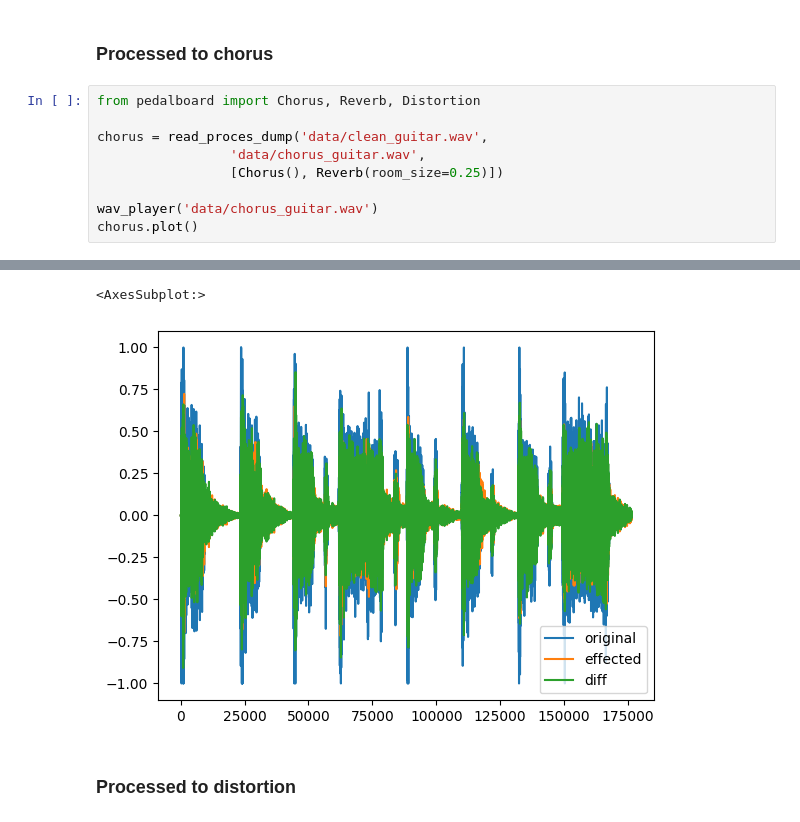
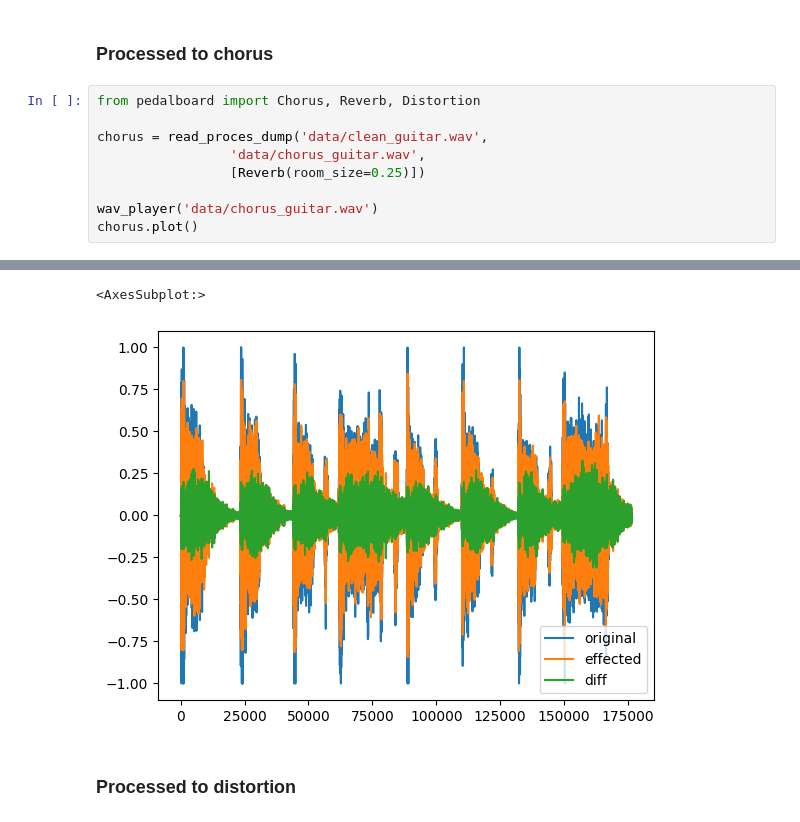
Before and after one commit to PaulHiemstra/model_distortion_article, a Jupyter notebook: concept_cnn1d.ipynb, the cells around one changed output, grey strips where cells are left out. Cells and saved outputs as stored; diff of their text form.

```diff
--- a/concept_cnn1d.ipynb
+++ b/concept_cnn1d.ipynb
@@ -13,16 +13,16 @@ wav_player('data/clean_guitar.wav')
 # %%
 from pedalboard import Chorus, Reverb, Distortion
 
 chorus = read_proces_dump('data/clean_guitar.wav',
                  'data/chorus_guitar.wav',
-                 [Chorus(), Reverb(room_size=0.25)])
+                 [Reverb(room_size=0.25)])
 
 wav_player('data/chorus_guitar.wav')
 chorus.plot()
 # %% [output]
 [interactive output not drawn]
 <AxesSubplot:>
-[figure, old version]
+[figure, new version]
 # %% [markdown]
 ### Processed to distortion
 # %%
```
Also changed, not shown: parts of 8 cells of this notebook, 3 other files.
